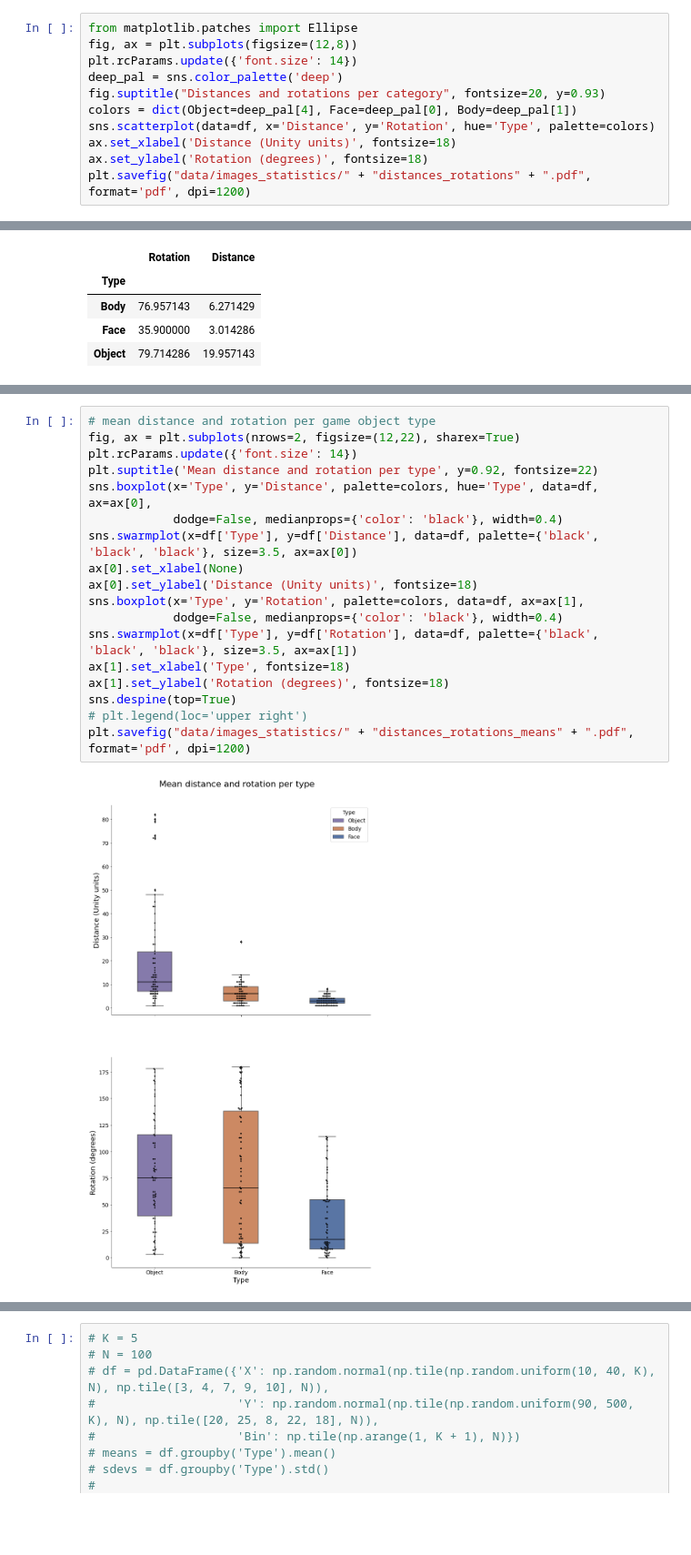
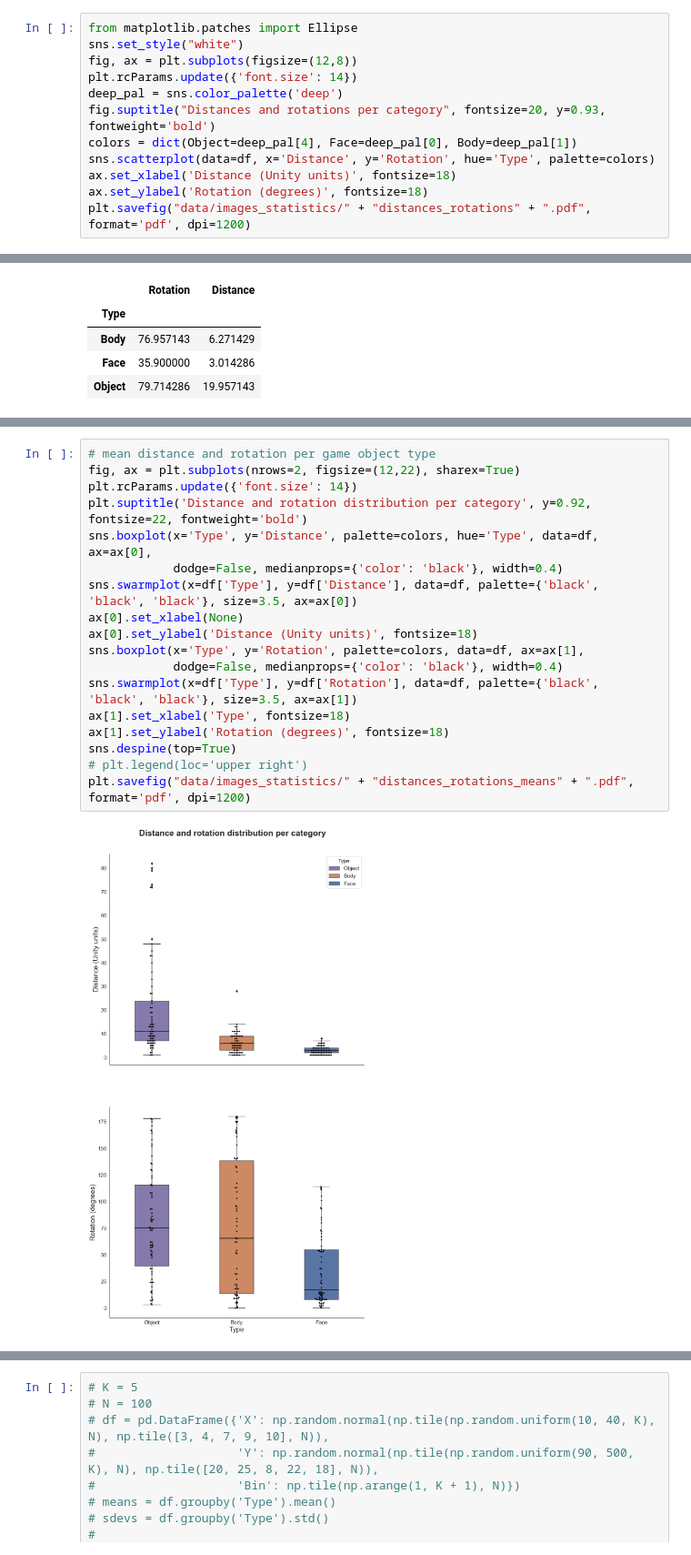
Before and after one commit to JohnMadrid/screenshots_processing, a Jupyter notebook: images_processing.ipynb, the cells around one changed output, grey strips where cells are left out. Shown at 91% size. Saved outputs shown, nothing was run; the diff lists cells and outputs as text; blank space fills up the shorter version.

```diff
--- a/images_processing.ipynb
+++ b/images_processing.ipynb
@@ -206,9 +206,10 @@ sns.palplot(deep_pal)
 # %%
 from matplotlib.patches import Ellipse
+sns.set_style("white")
 fig, ax = plt.subplots(figsize=(12,8))
 plt.rcParams.update({'font.size': 14})
 deep_pal = sns.color_palette('deep')
-fig.suptitle("Distances and rotations per category", fontsize=20, y=0.93)
+fig.suptitle("Distances and rotations per category", fontsize=20, y=0.93, fontweight='bold')
 colors = dict(Object=deep_pal[4], Face=deep_pal[0], Body=deep_pal[1])
 sns.scatterplot(data=df, x='Distance', y='Rotation', hue='Type', palette=colors)
 ax.set_xlabel('Distance (Unity units)', fontsize=18)
@@ -232,20 +242,20 @@ means
 # %%
 # mean distance and rotation per game object type
 fig, ax = plt.subplots(nrows=2, figsize=(12,22), sharex=True)
 plt.rcParams.update({'font.size': 14})
-plt.suptitle('Mean distance and rotation per type', y=0.92, fontsize=22)
+plt.suptitle('Distance and rotation distribution per category', y=0.92, fontsize=22, fontweight='bold')
 sns.boxplot(x='Type', y='Distance', palette=colors, hue='Type', data=df, ax=ax[0],
             dodge=False, medianprops={'color': 'black'}, width=0.4)
 sns.swarmplot(x=df['Type'], y=df['Distance'], data=df, palette={'black', 'black', 'black'}, size=3.5, ax=ax[0])
 ax[0].set_xlabel(None)
 ax[0].set_ylabel('Distance (Unity units)', fontsize=18)
 sns.boxplot(x='Type', y='Rotation', palette=colors, data=df, ax=ax[1],
             dodge=False, medianprops={'color': 'black'}, width=0.4)
 sns.swarmplot(x=df['Type'], y=df['Rotation'], data=df, palette={'black', 'black', 'black'}, size=3.5, ax=ax[1])
 ax[1].set_xlabel('Type', fontsize=18)
 ax[1].set_ylabel('Rotation (degrees)', fontsize=18)
 sns.despine(top=True)
 # plt.legend(loc='upper right')
 plt.savefig("data/images_statistics/" + "distances_rotations_means" + ".pdf", format='pdf', dpi=1200)
 # %% [output]
-[figure, old version]
+[figure, new version]
```
Also changed, not shown: parts of 7 cells of this notebook, 5 other files.
